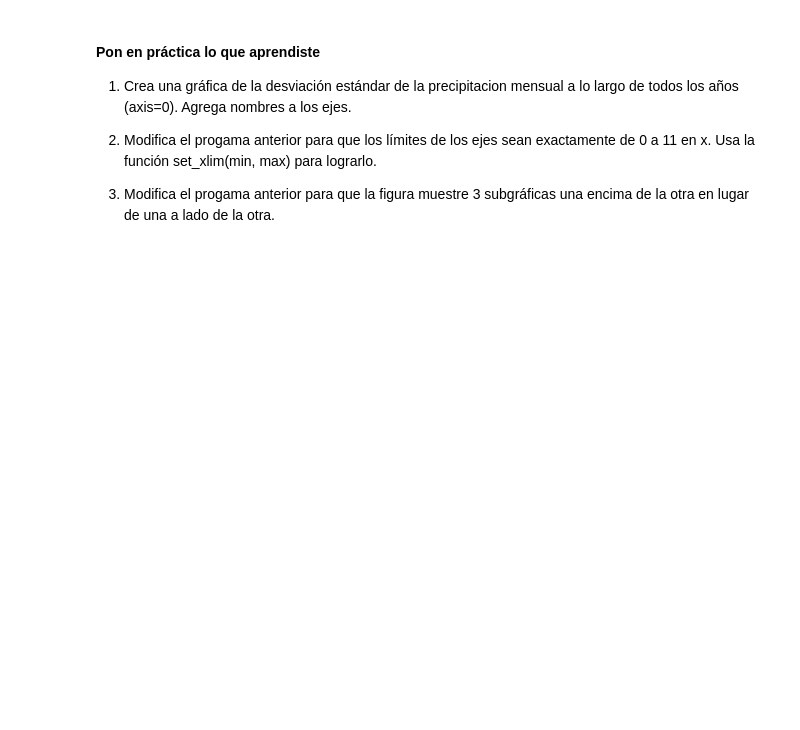
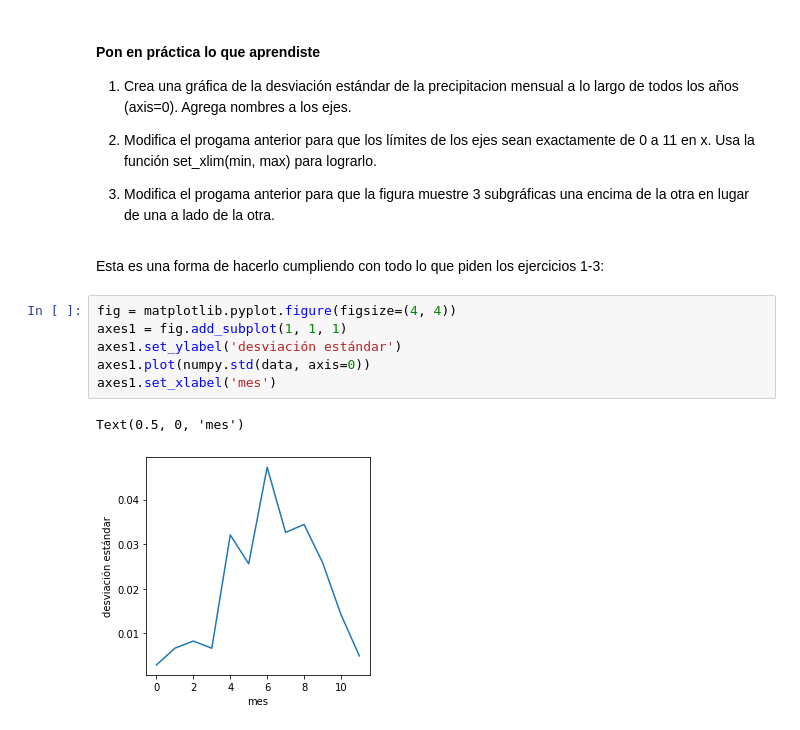
Before and after one commit to anakarinarm/TemSelModNum, a Jupyter notebook: notebooks_2021-2/00_intro_python/intro01_python.ipynb, the cells around one changed output. Cells and saved outputs as stored; diff of their text form; blank space fills up the shorter version.

```diff
--- a/notebooks_2021-2/00_intro_python/intro01_python.ipynb
+++ b/notebooks_2021-2/00_intro_python/intro01_python.ipynb
@@ -526,3 +554,14 @@ El formato del archivo lo determina matplotlib automáticamente a partir de la e
 2. Modifica el progama anterior para que los límites de los ejes sean exactamente de 0 a 11 en x. Usa la función set_xlim(min, max) para lograrlo.
 
 3. Modifica el progama anterior para que la figura muestre 3 subgráficas una encima de la otra en lugar de una a lado de la otra.
+# %% [markdown]
+Esta es una forma de hacerlo cumpliendo con todo lo que piden los ejercicios 1-3:
+# %%
+fig = matplotlib.pyplot.figure(figsize=(4, 4))
+axes1 = fig.add_subplot(1, 1, 1)
+axes1.set_ylabel('desviación estándar')
+axes1.plot(numpy.std(data, axis=0))
+axes1.set_xlabel('mes')
+# %% [output]
+Text(0.5, 0, 'mes')
+[figure, added]
```
Also changed, not shown: parts of 10 cells of this notebook, 6 other files.
